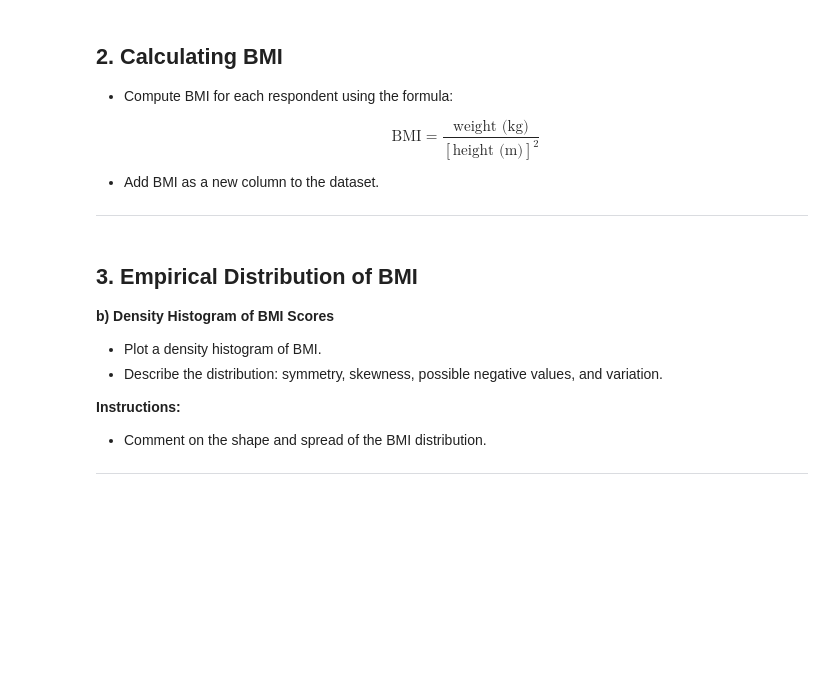
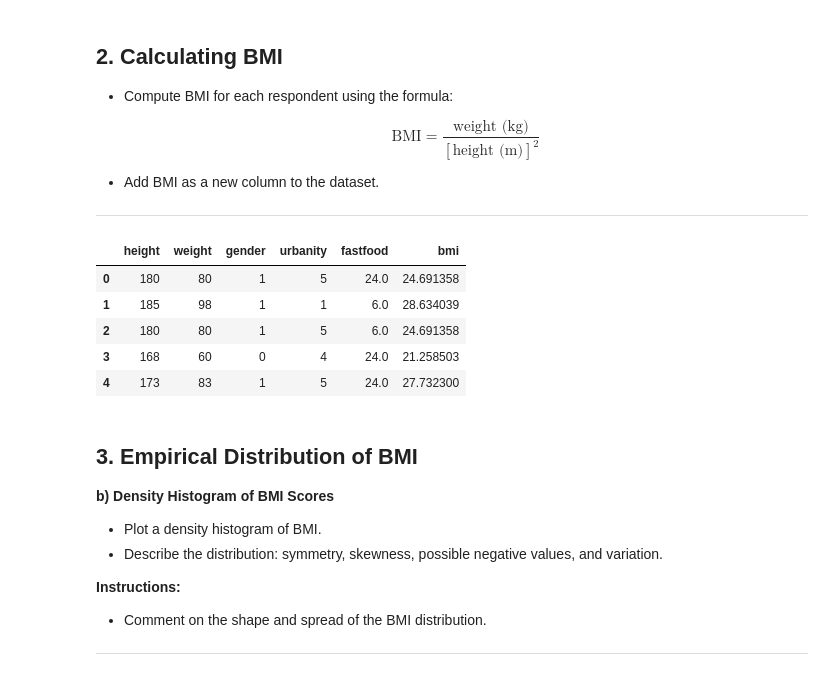
Before and after one commit to chandlershortlidge/lab-eda-bmi, a Jupyter notebook: your-code/Descriptive_Analysis_BMI.ipynb, the cells around one changed output. Cells and saved outputs as stored; diff of their text form; code cells hidden in the pictures; blank space fills up the shorter version.

```diff
--- a/your-code/Descriptive_Analysis_BMI.ipynb
+++ b/your-code/Descriptive_Analysis_BMI.ipynb
@@ -92,7 +92,16 @@ len(df)  # 145 rows
 ---
 # %%
 ## TODO
-### Insert your Answer Here ###
+bmi = df["weight"] / (df["height"]/100)**2
+df["bmi"] = bmi
+df.head()
+# %% [output]
+|  | height | weight | gender | urbanity | fastfood | bmi |
+| 0 | 180 | 80 | 1 | 5 | 24.0 | 24.691358 |
+| 1 | 185 | 98 | 1 | 1 | 6.0 | 28.634039 |
+| 2 | 180 | 80 | 1 | 5 | 6.0 | 24.691358 |
+| 3 | 168 | 60 | 0 | 4 | 24.0 | 21.258503 |
+| 4 | 173 | 83 | 1 | 5 | 24.0 | 27.732300 |
 # %% [markdown]
 
 ## 3. Empirical Distribution of BMI
```
Also changed, not shown: parts of 2 cells of this notebook.
